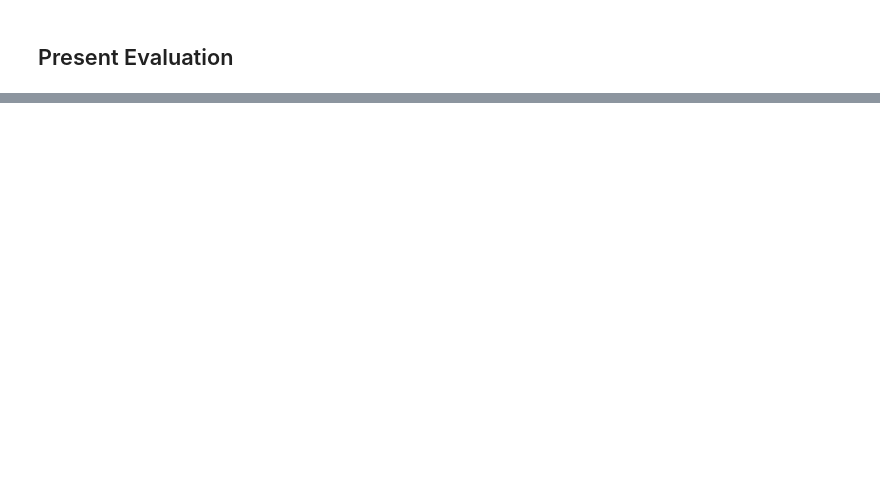
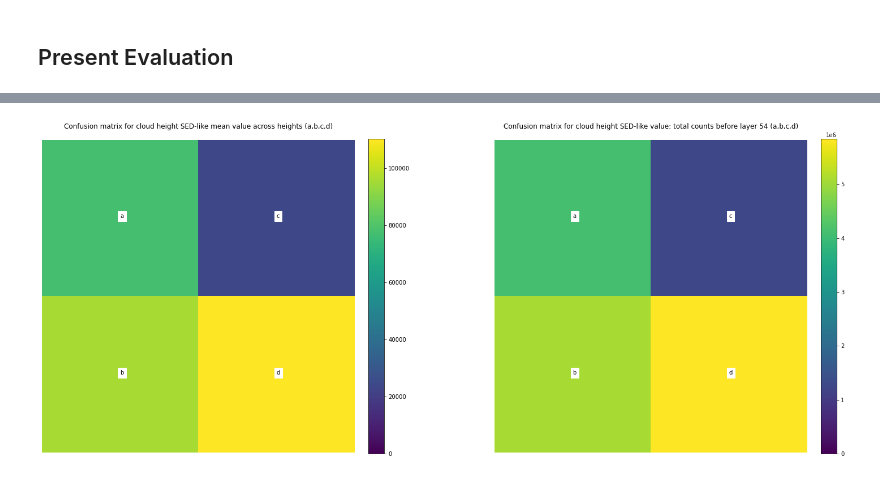
Before and after one commit to MetOffice/data_science_cop, a Jupyter notebook: challenges/2021_CyrilMorcrette_cloudBaseHeight/cbh_challenge_ml_pytorch_eval.ipynb, the cells around one changed output, grey strips where cells are left out. Drawn from its saved outputs; the diff is of its cells as text; code cells hidden in the pictures; blank space fills up the shorter version.

```diff
--- a/challenges/2021_CyrilMorcrette_cloudBaseHeight/cbh_challenge_ml_pytorch_eval.ipynb
+++ b/challenges/2021_CyrilMorcrette_cloudBaseHeight/cbh_challenge_ml_pytorch_eval.ipynb
@@ -228,0 +180,2 @@ print(str(acc) + "%")
+# %%
+abcd_list = new_cbh_eval(all_preds, all_targs) # save the eval result
@@ -230,0 +298,33 @@ print(str(acc) + "%")
+# %%
+sed_like_conf_matrix = np.reshape(np.mean(np.array(abcd_list).T, axis=1), (2,2))
+labels = ['a','b','c','d']
+fig = plt.figure(figsize=(20,24))
+
+from matplotlib import colors
+divnorm=colors.Normalize(vmin=0.)
+divnorm2=colors.Normalize(vmin=0.)
+
+ax1 = fig.add_subplot(121)
+im = ax1.imshow(sed_like_conf_matrix, cmap=plt.cm.viridis,
+                interpolation='nearest', norm=divnorm)
+for i, lab in enumerate(labels):
+    ax1.text(i // 2, i % 2, lab, backgroundcolor='white')
+plt.colorbar(im,fraction=0.046, pad=0.04)
+ax1.axis('off')
+plt.title("Confusion matrix for cloud height SED-like mean value across heights (a,b,c,d)", pad=20)
+
+
+sed_like_conf_matrix_counts = np.reshape(np.sum(np.array(abcd_list[0:54]).T, axis=1), (2,2))
+ax2 = fig.add_subplot(122)
+im2 = ax2.imshow(sed_like_conf_matrix_counts, cmap=plt.cm.viridis,
+                interpolation='nearest', norm=divnorm2)
+for i, lab in enumerate(labels):
+    ax2.text(i // 2, i % 2, lab, backgroundcolor='white')
+plt.colorbar(im2,fraction=0.046, pad=0.04)
+ax2.axis('off')
+plt.title("Confusion matrix for cloud height SED-like value: total counts before layer 54 (a,b,c,d)", pad=20)
+plt.tight_layout(w_pad=15)
+
+plt.show()
+# %% [output]
+[figure, added]
```
Also changed, not shown: parts of 21 cells of this notebook.
